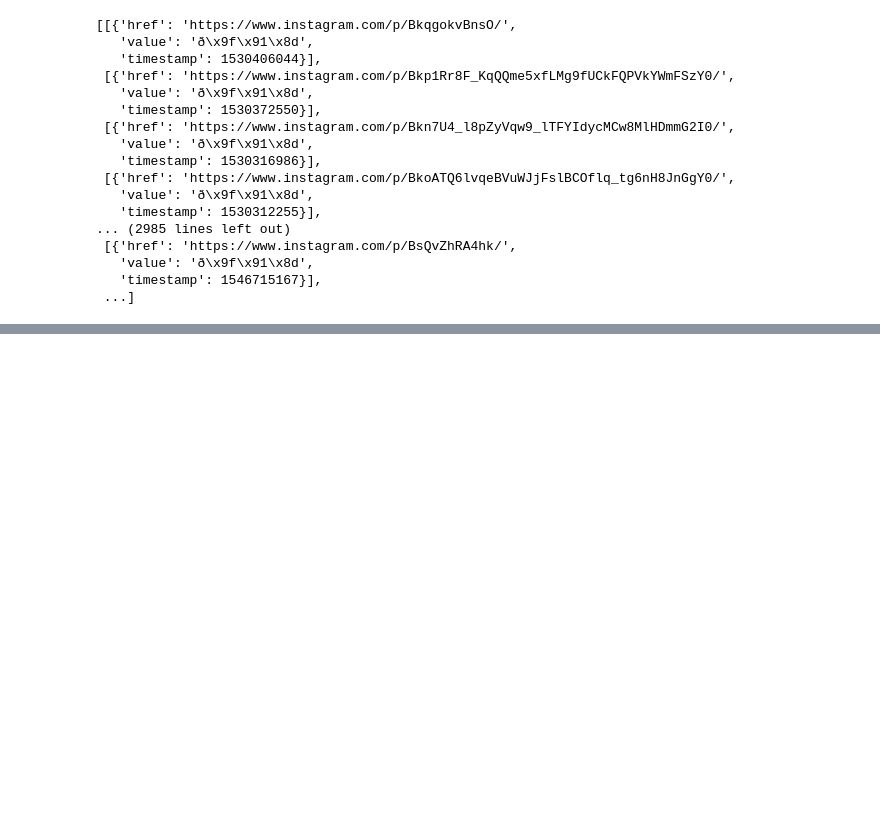
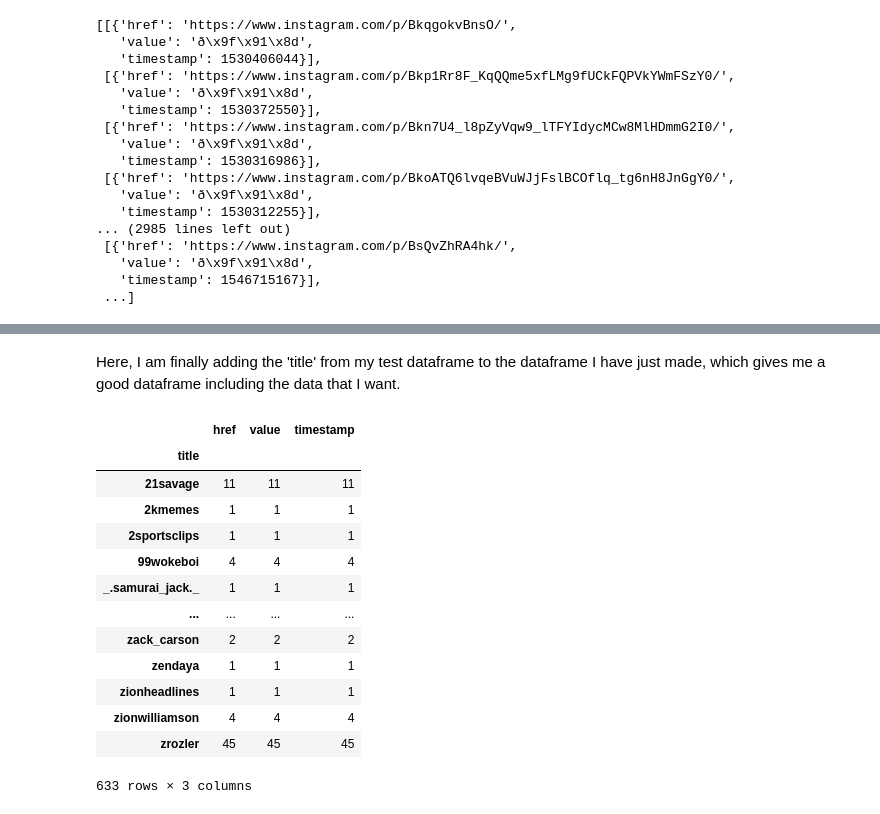
Before and after one commit to cmuller7/EMAT22110, a Jupyter notebook: Likes Report Assignment.ipynb, the cells around one changed output, grey strips where cells are left out. Cells and saved outputs as stored; diff of their text form; code cells hidden in the pictures; blank space fills up the shorter version.

```diff
--- a/Likes Report Assignment.ipynb
+++ b/Likes Report Assignment.ipynb
@@ -102,2 +109,2 @@ string_list_data
 # %%
-names = [x[pnstring]['timestamp'] for x in dat['likes_media_likes'] for dat['likes_media_likes'] in input]
+names = [x['string_list_data'] for x in dat['likes_media_likes']]
@@ -126,3 +151,3 @@ names
 # %%
-dfName = pd.DataFrame
+ts = [x[0] for x in names]
 # %%
@@ -129,0 +173,2 @@ pnstring = 'string_list_data'.split(',')
+# %%
+tsDF = pd.DataFrame(ts)
@@ -129,0 +193,2 @@ pnstring = 'string_list_data'.split(',')
+# %%
+tsDF['title'] = test['title']
@@ -129,0 +211,19 @@ pnstring = 'string_list_data'.split(',')
+# %% [markdown]
+Here, I am finally adding the 'title' from my test dataframe to the dataframe I have just made, which gives me a good dataframe including the data that I want.
+# %%
+tsDF.groupby(['title']).count()
+# %% [output]
+|  | href | value | timestamp |
+| title |  |  |  |
+| 21savage | 11 | 11 | 11 |
+| 2kmemes | 1 | 1 | 1 |
+| 2sportsclips | 1 | 1 | 1 |
+| 99wokeboi | 4 | 4 | 4 |
+| _.samurai_jack._ | 1 | 1 | 1 |
+| ... | ... | ... | ... |
+| zack_carson | 2 | 2 | 2 |
+| zendaya | 1 | 1 | 1 |
+| zionheadlines | 1 | 1 | 1 |
+| zionwilliamson | 4 | 4 | 4 |
+| zrozler | 45 | 45 | 45 |
+633 rows × 3 columns
```
Also changed, not shown: parts of 24 cells of this notebook.
